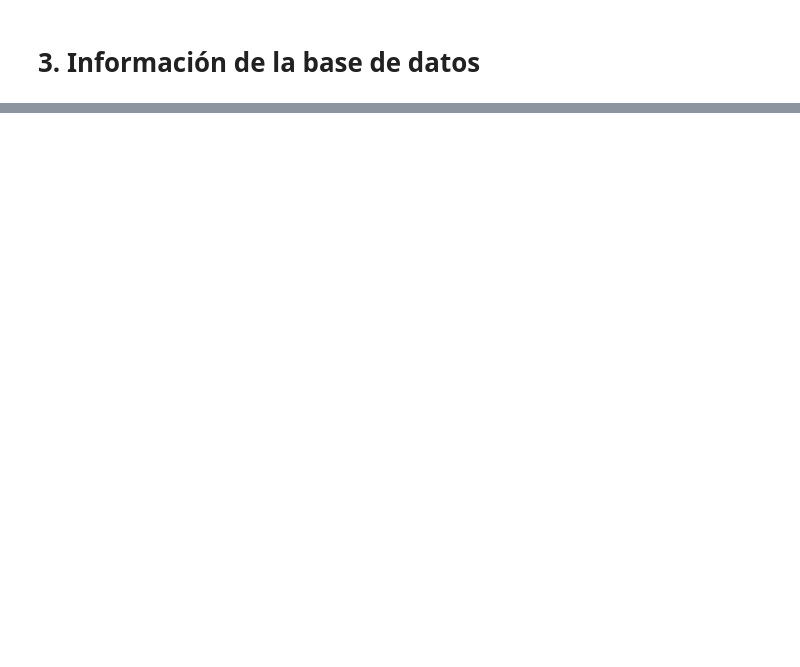
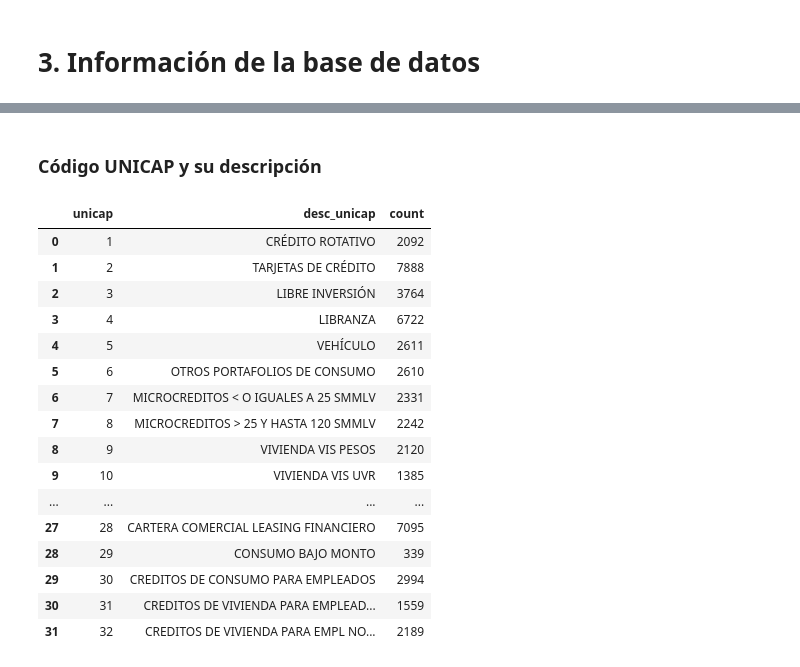
Before and after one commit to AlexanderBedoyaC/no_supervisado, a Jupyter notebook: 1. Limpieza y Transformación.ipynb, the cells around one changed output, grey strips where cells are left out. Cells and saved outputs as stored; diff of their text form; code cells hidden in the pictures; blank space fills up the shorter version.

```diff
--- a/1. Limpieza y Transformación.ipynb
+++ b/1. Limpieza y Transformación.ipynb
@@ -117,4 +42,0 @@ Los primeros semestres de cada año tienen muy pocos registros, comparado con el
-# %%
-#Crear columna 'año' y extraerlo de la columna 'año_semestre'
-df['año'] = df['año_semestre'].apply(lambda x: str(x)[:4])
-df.drop('año_semestre', axis = 1, inplace = True)
@@ -133,0 +45,2 @@ df.groupby(['año'], dropna=False)[['codigo_dane']].count().rename(columns={'cod
+# %%
+df.drop(['CODIGO_ENTIDAD', 'NOMBREENTIDAD'], axis=1, inplace=True)
@@ -133,0 +49,10 @@ df.groupby(['año'], dropna=False)[['codigo_dane']].count().rename(columns={'cod
+# %%
+nombres_columnas = [
+    'tipo_entidad', 'fecha_corte',
+    'unicap', 'desc_unicap', 'renglon', 'desc_renglon',
+    'saldo_a_la_fecha', 'vigente', 'v1_2', 'v2_3', 'v1_3', 'v3_4', 'v+4', 'v3_6',
+    'v+6', 'v1_4', 'v4_6', 'v6_12', 'v12_18', 'v+12', 'v+18', 'clientes_mora+30d',
+    'riesgo_a_c', 'riesgo_a_s', 'riesgo_b_c', 'riesgo_b_s', 'riesgo_c_c',
+    'riesgo_c_s', 'riesgo_d_c', 'riesgo_d_s', 'riesgo_e_c', 'riesgo_e_s'
+]
+df.columns = nombres_columnas
@@ -133,0 +61,4 @@ df.groupby(['año'], dropna=False)[['codigo_dane']].count().rename(columns={'cod
+# %%
+df.tipo_entidad = df.tipo_entidad.astype('object')
+df.unicap = df.unicap.astype('object')
+df.renglon = df.renglon.astype('object')
@@ -133,0 +95,23 @@ df.groupby(['año'], dropna=False)[['codigo_dane']].count().rename(columns={'cod
+# %% [markdown]
+### Código UNICAP y su descripción
+# %%
+b1 = df.groupby(['unicap', 'desc_unicap'], dropna=False)[['unicap']].count().rename(columns={'unicap':'count'}).reset_index()
+display(b1.style.set_properties(**{'text-align': 'left'}))
+# %% [output]
+|  | unicap | desc_unicap | count |
+| 0 | 1 | CRÉDITO ROTATIVO | 2092 |
+| 1 | 2 | TARJETAS DE CRÉDITO | 7888 |
+| 2 | 3 | LIBRE INVERSIÓN | 3764 |
+| 3 | 4 | LIBRANZA | 6722 |
+| 4 | 5 | VEHÍCULO | 2611 |
+| 5 | 6 | OTROS PORTAFOLIOS DE CONSUMO | 2610 |
+| 6 | 7 | MICROCREDITOS < O IGUALES A 25 SMMLV | 2331 |
+| 7 | 8 | MICROCREDITOS > 25 Y HASTA 120 SMMLV | 2242 |
+| 8 | 9 | VIVIENDA VIS PESOS | 2120 |
+| 9 | 10 | VIVIENDA VIS UVR | 1385 |
+| ... | ... | ... | ... |
+| 27 | 28 | CARTERA COMERCIAL LEASING FINANCIERO | 7095 |
+| 28 | 29 | CONSUMO BAJO MONTO | 339 |
+| 29 | 30 | CREDITOS DE CONSUMO PARA EMPLEADOS | 2994 |
+| 30 | 31 | CREDITOS DE VIVIENDA PARA EMPLEAD... | 1559 |
+| 31 | 32 | CREDITOS DE VIVIENDA PARA EMPL NO... | 2189 |
```
Also changed, not shown: parts of 64 cells of this notebook, 5 other files.
